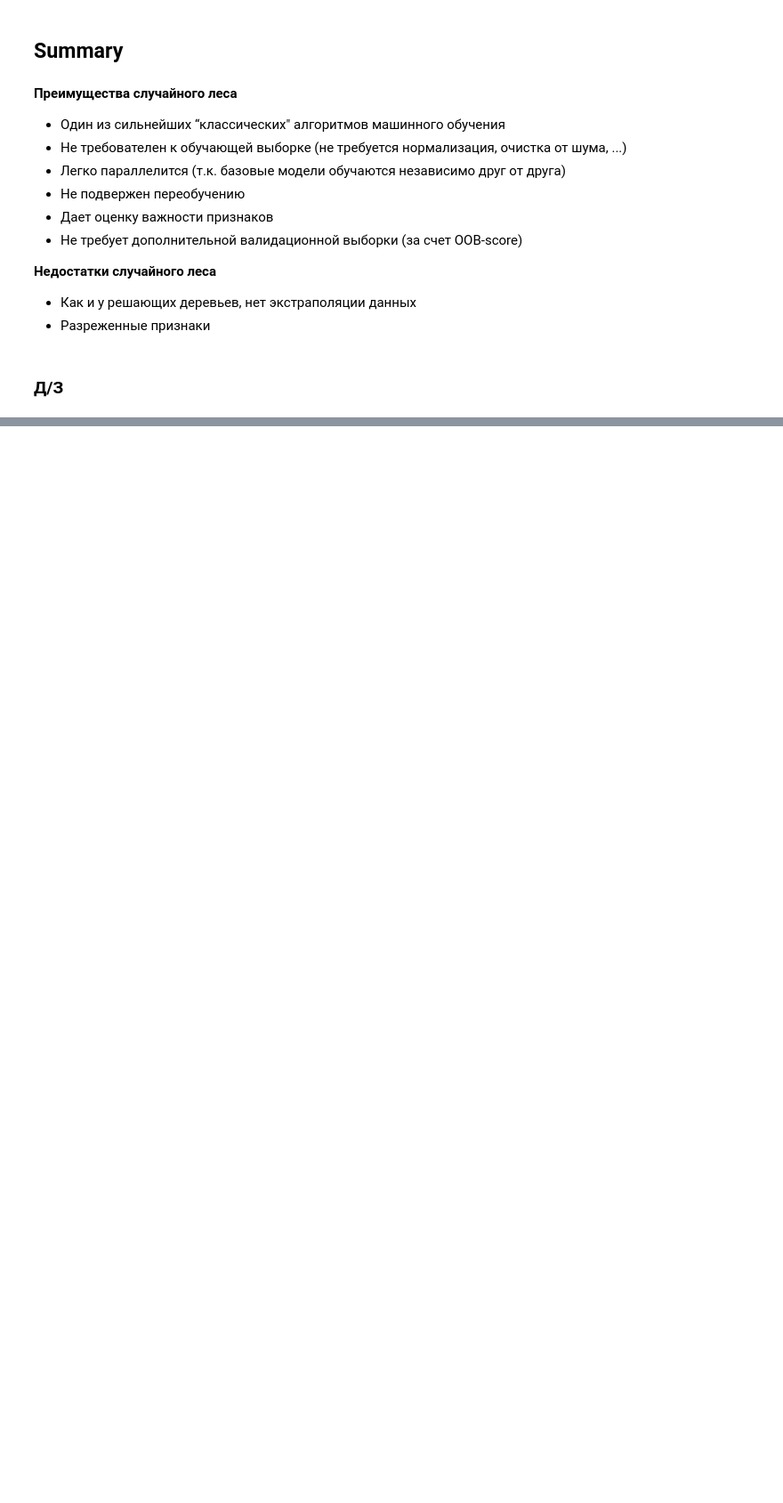
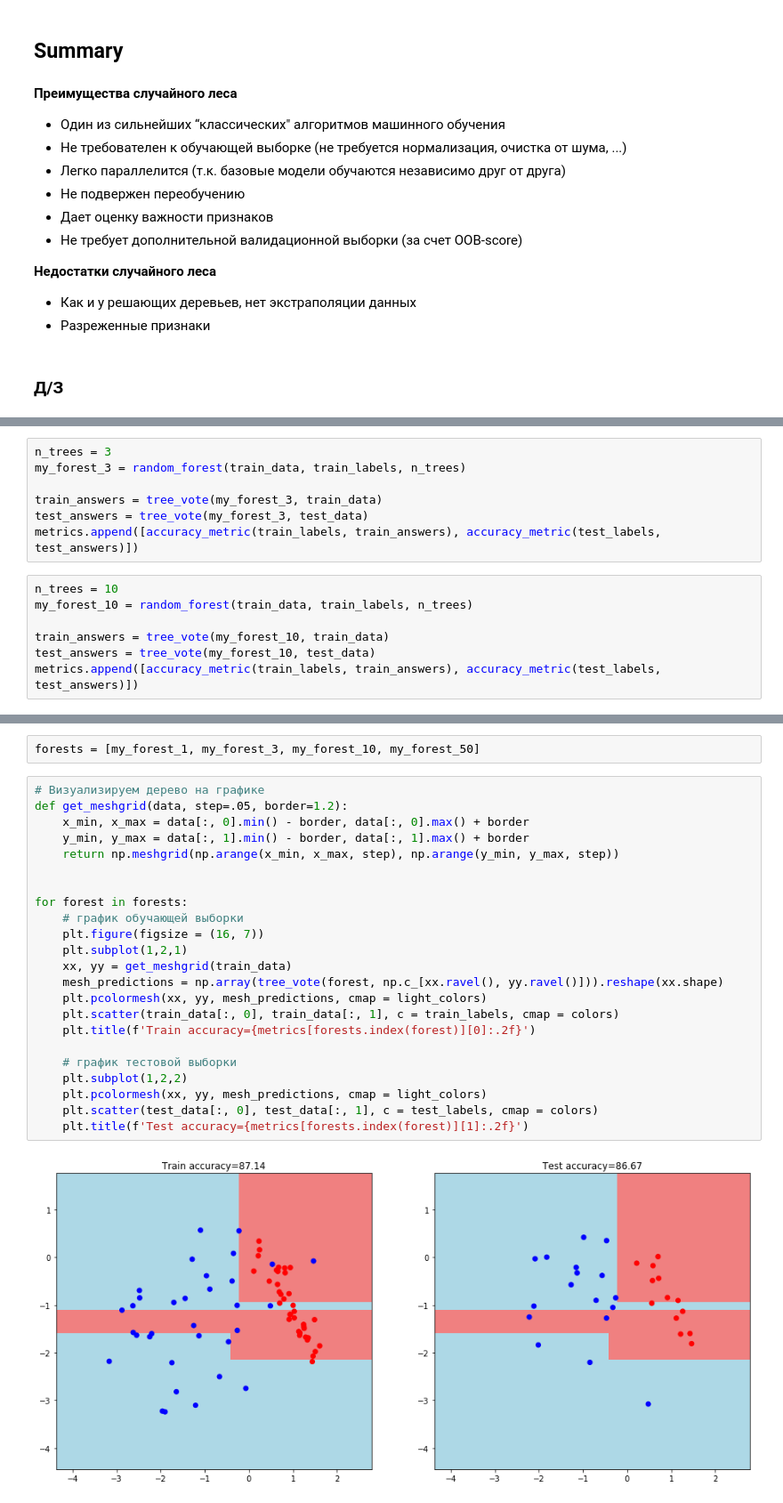
Before and after one commit to Filkin-S/Data-analysis-algorithms, a Jupyter notebook: Lesson_5_practice.ipynb, the cells around one changed output, grey strips where cells are left out. Shown: that part at 89% size. Saved outputs shown, nothing was run; the diff lists cells and outputs as text; blank space fills up the shorter version.

```diff
--- a/Lesson_5_practice.ipynb
+++ b/Lesson_5_practice.ipynb
@@ -541,0 +554,14 @@ __Недостатки случайного леса__
+# %%
+n_trees = 3
+my_forest_3 = random_forest(train_data, train_labels, n_trees)
+
+train_answers = tree_vote(my_forest_3, train_data)
+test_answers = tree_vote(my_forest_3, test_data)
+metrics.append([accuracy_metric(train_labels, train_answers), accuracy_metric(test_labels, test_answers)])
+# %%
+n_trees = 10
+my_forest_10 = random_forest(train_data, train_labels, n_trees)
+
+train_answers = tree_vote(my_forest_10, train_data)
+test_answers = tree_vote(my_forest_10, test_data)
+metrics.append([accuracy_metric(train_labels, train_answers), accuracy_metric(test_labels, test_answers)])
@@ -541,0 +575,27 @@ __Недостатки случайного леса__
+# %%
+forests = [my_forest_1, my_forest_3, my_forest_10, my_forest_50]
+# %%
+# Визуализируем дерево на графике
+def get_meshgrid(data, step=.05, border=1.2):
+    x_min, x_max = data[:, 0].min() - border, data[:, 0].max() + border
+    y_min, y_max = data[:, 1].min() - border, data[:, 1].max() + border
+    return np.meshgrid(np.arange(x_min, x_max, step), np.arange(y_min, y_max, step))
+
+
+for forest in forests:
+    # график обучающей выборки
+    plt.figure(figsize = (16, 7))
+    plt.subplot(1,2,1)
+    xx, yy = get_meshgrid(train_data)
+    mesh_predictions = np.array(tree_vote(forest, np.c_[xx.ravel(), yy.ravel()])).reshape(xx.shape)
+    plt.pcolormesh(xx, yy, mesh_predictions, cmap = light_colors)
+    plt.scatter(train_data[:, 0], train_data[:, 1], c = train_labels, cmap = colors)
+    plt.title(f'Train accuracy={metrics[forests.index(forest)][0]:.2f}')
+
+    # график тестовой выборки
+    plt.subplot(1,2,2)
+    plt.pcolormesh(xx, yy, mesh_predictions, cmap = light_colors)
+    plt.scatter(test_data[:, 0], test_data[:, 1], c = test_labels, cmap = colors)
+    plt.title(f'Test accuracy={metrics[forests.index(forest)][1]:.2f}')
+# %% [output]
+[figure, added]
```
Also changed, not shown: parts of 27 cells of this notebook.
